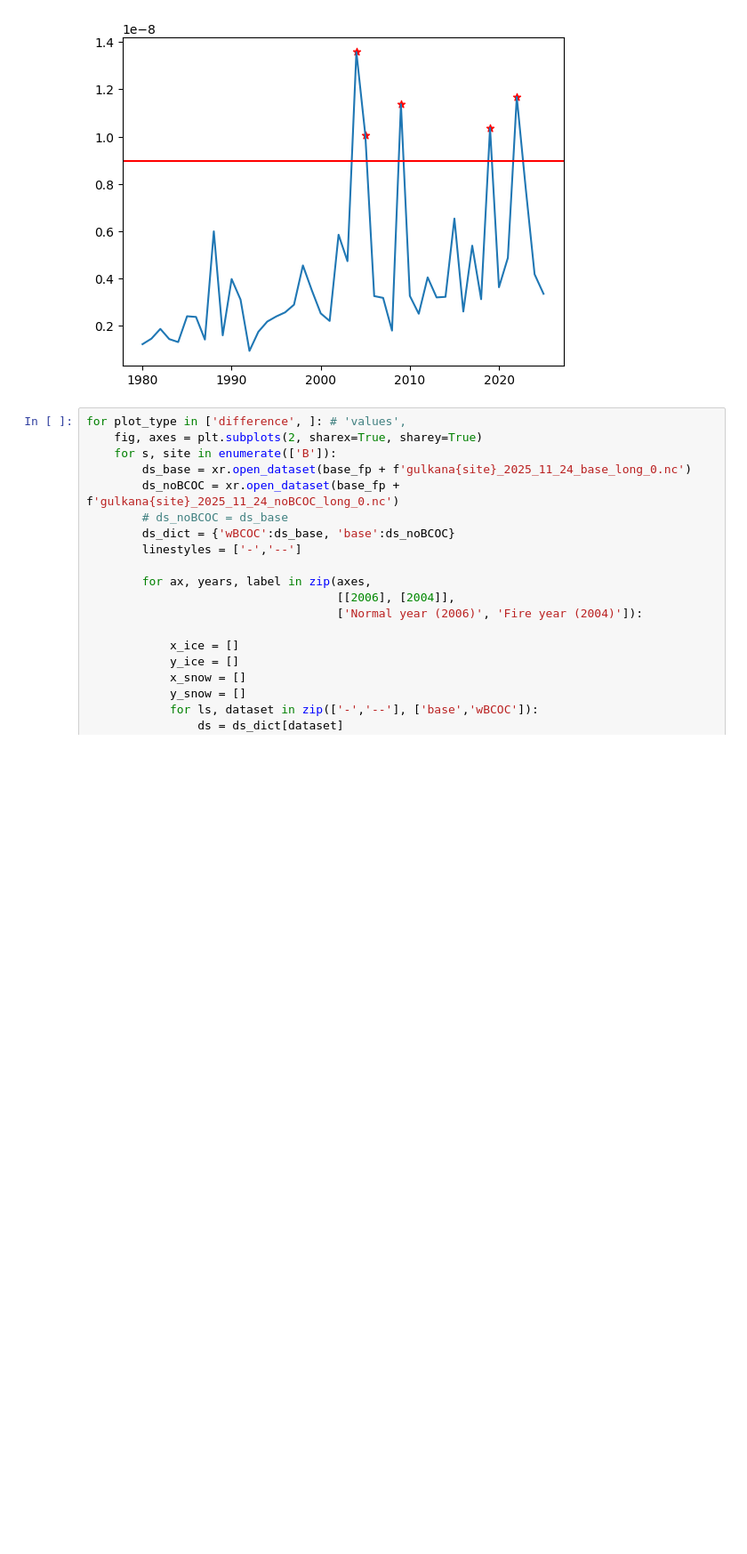
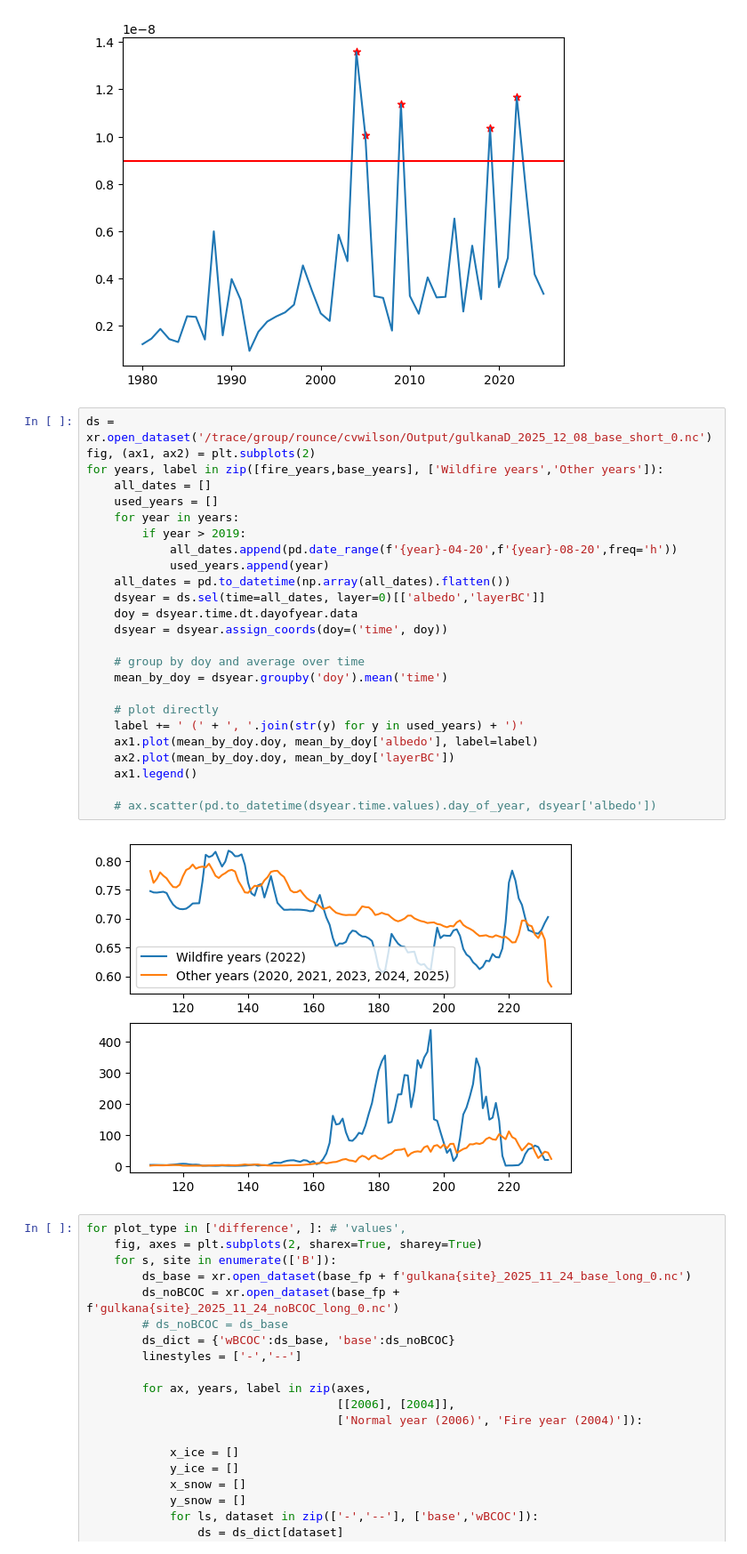
Before and after one commit to clairevwilson/PEBSI, a Jupyter notebook: ddf_proj.ipynb, the cells around one changed output. Shown at 89% size. Cells and saved outputs as stored; diff of their text form; blank space fills up the shorter version.

```diff
--- a/ddf_proj.ipynb
+++ b/ddf_proj.ipynb
@@ -78,6 +78,33 @@ fire_years = annual_sums.year.values[fire_idx]
 base_years = annual_sums.year.values[base_idx]
 # %% [output]
 [figure]
+# %%
+ds = xr.open_dataset('/trace/group/rounce/cvwilson/Output/gulkanaD_2025_12_08_base_short_0.nc')
+fig, (ax1, ax2) = plt.subplots(2)
+for years, label in zip([fire_years,base_years], ['Wildfire years','Other years']):
+    all_dates = []
+    used_years = []
+    for year in years:
+        if year > 2019:
+            all_dates.append(pd.date_range(f'{year}-04-20',f'{year}-08-20',freq='h'))
+            used_years.append(year)
+    all_dates = pd.to_datetime(np.array(all_dates).flatten())
+    dsyear = ds.sel(time=all_dates, layer=0)[['albedo','layerBC']]
+    doy = dsyear.time.dt.dayofyear.data
+    dsyear = dsyear.assign_coords(doy=('time', doy))
+
+    # group by doy and average over time
+    mean_by_doy = dsyear.groupby('doy').mean('time')
+
+    # plot directly
+    label += ' (' + ', '.join(str(y) for y in used_years) + ')'
+    ax1.plot(mean_by_doy.doy, mean_by_doy['albedo'], label=label)
+    ax2.plot(mean_by_doy.doy, mean_by_doy['layerBC'])
+    ax1.legend()
+
+    # ax.scatter(pd.to_datetime(dsyear.time.values).day_of_year, dsyear['albedo'])
+# %% [output]
+[figure, added]
 # %%
 for plot_type in ['difference', ]: # 'values',
     fig, axes = plt.subplots(2, sharex=True, sharey=True)
```
Also changed, not shown: 1 other file.
